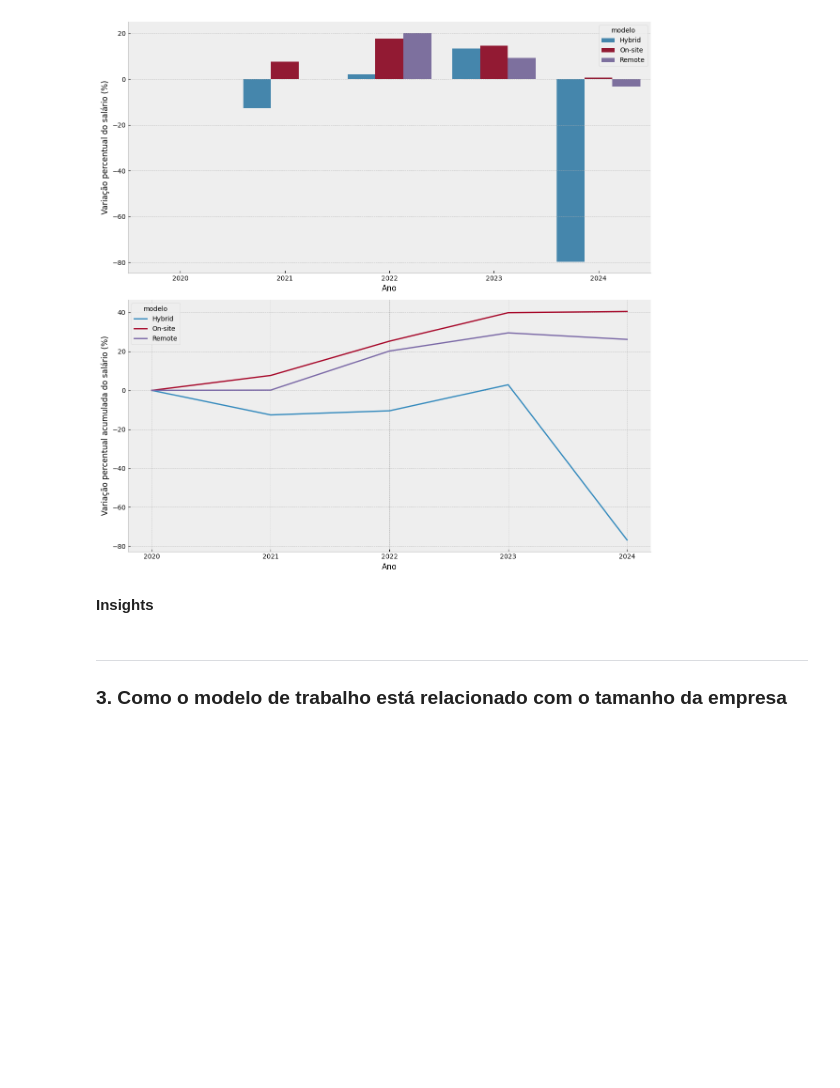
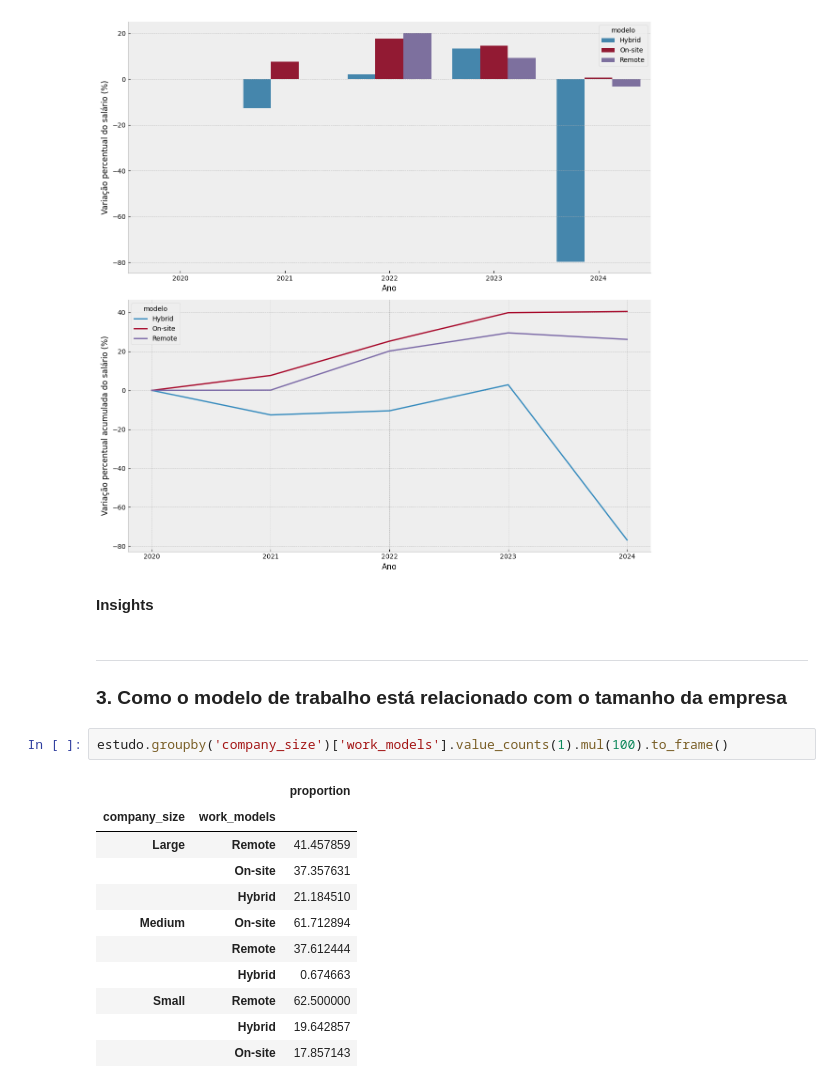
Before and after one commit to Alexandre-Esposte/dive-into-data-careers, a Jupyter notebook: notebook/data_careers_analysis.ipynb, the cells around one changed output. Cells and saved outputs as stored; diff of their text form; blank space fills up the shorter version.

```diff
--- a/notebook/data_careers_analysis.ipynb
+++ b/notebook/data_careers_analysis.ipynb
@@ -882,3 +891,17 @@ fig.savefig('../images/variacao_salarioxworkmodels.png')
 # %% [markdown]
 ---
 ### **3. Como o modelo de trabalho está relacionado com o tamanho da empresa**
+# %%
+estudo.groupby('company_size')['work_models'].value_counts(1).mul(100).to_frame()
+# %% [output]
+|  |  | proportion |
+| company_size | work_models |  |
+| Large | Remote | 41.457859 |
+|  | On-site | 37.357631 |
+|  | Hybrid | 21.184510 |
+| Medium | On-site | 61.712894 |
+|  | Remote | 37.612444 |
+|  | Hybrid | 0.674663 |
+| Small | Remote | 62.500000 |
+|  | Hybrid | 19.642857 |
+|  | On-site | 17.857143 |
```
Also changed, not shown: parts of 5 cells of this notebook.
